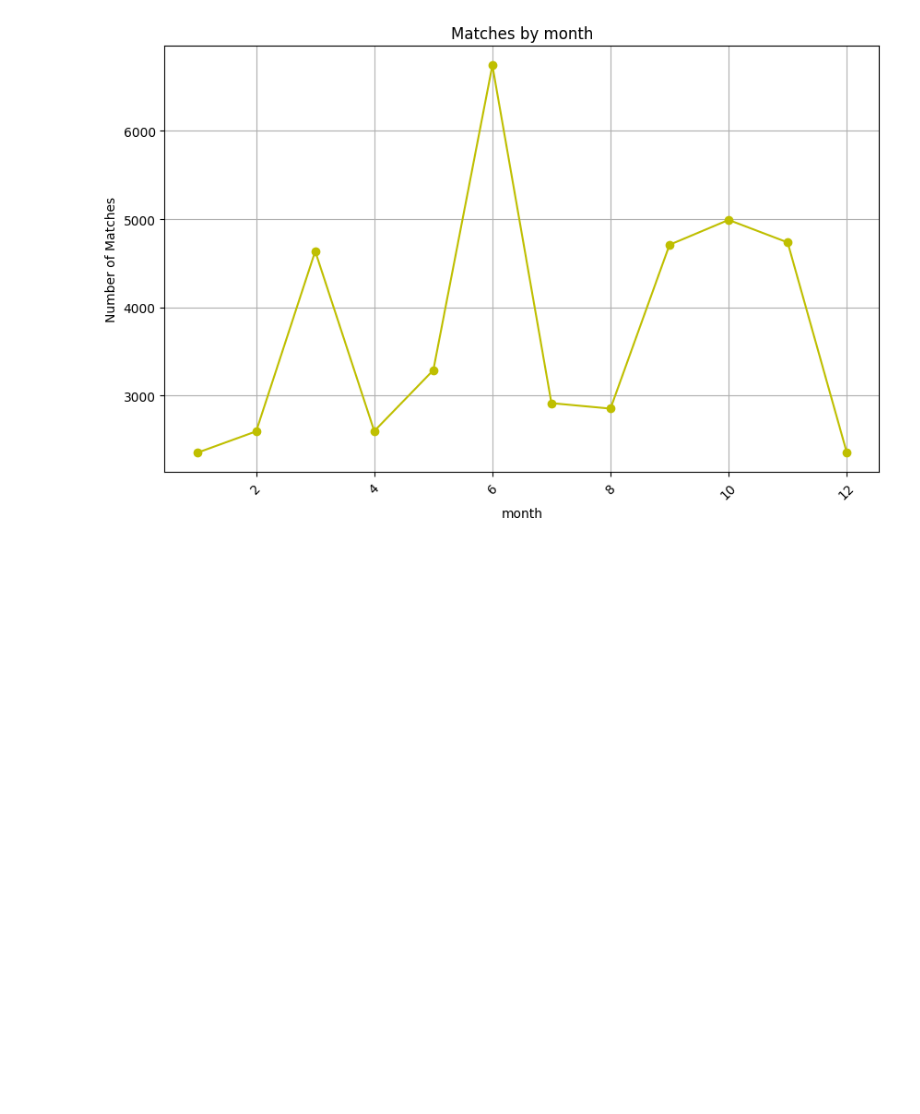
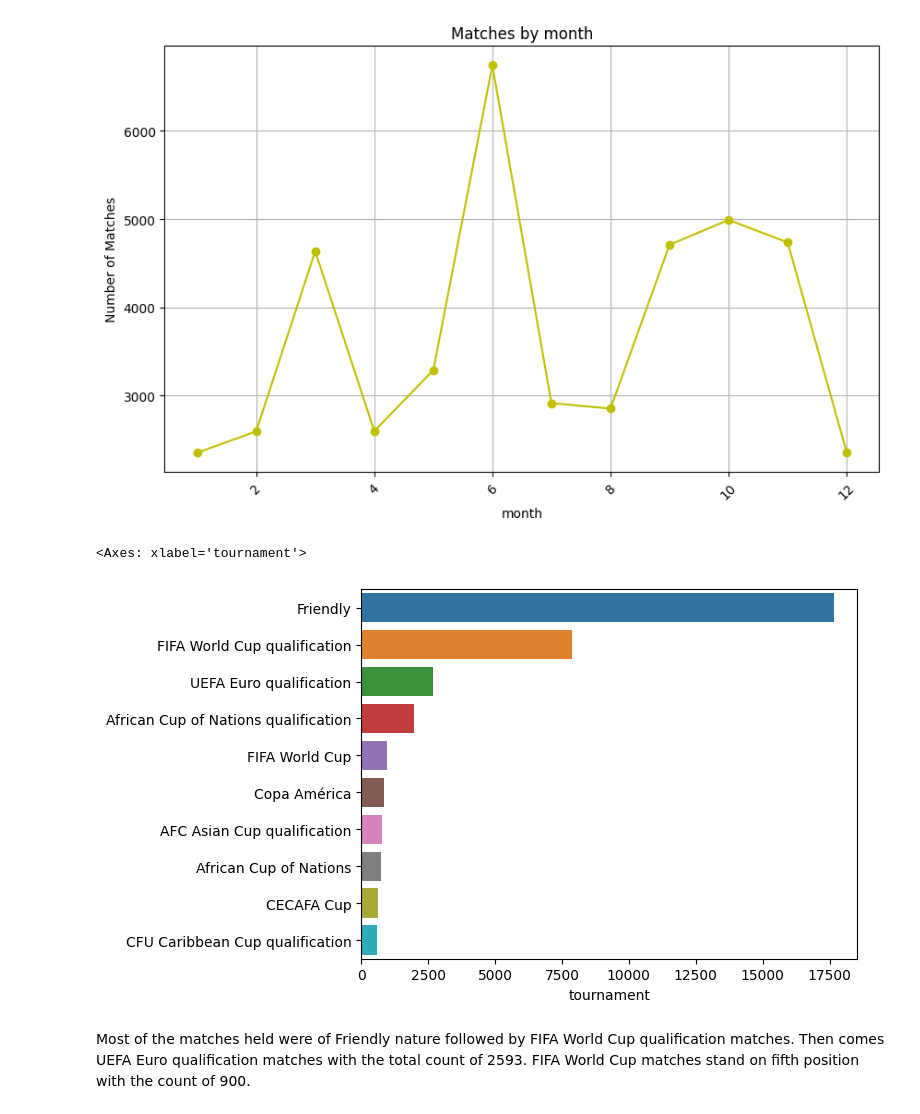
Before and after one commit to Huuthang1402/Football, a Jupyter notebook: football.ipynb, the cells around one changed output. Saved outputs shown, nothing was run; the diff lists cells and outputs as text; code cells hidden in the pictures; blank space fills up the shorter version.

```diff
--- a/football.ipynb
+++ b/football.ipynb
@@ -555,3 +550,13 @@ plt.grid(True)
 plt.show()
 # %% [output]
 [figure]
+# %%
+#Explore the type of tournament
+tour = result['tournament'].value_counts().sort_values(ascending = False).head(10)
+# %%
+sns.barplot(y=tour.index, x=tour)
+# %% [output]
+<Axes: xlabel='tournament'>
+[figure, added]
+# %% [markdown]
+Most of the matches held were of Friendly nature followed by FIFA World Cup qualification matches. Then comes UEFA Euro qualification matches with the total count of 2593. FIFA World Cup matches stand on fifth position with the count of 900.
```
Also changed, not shown: parts of 16 cells of this notebook.
